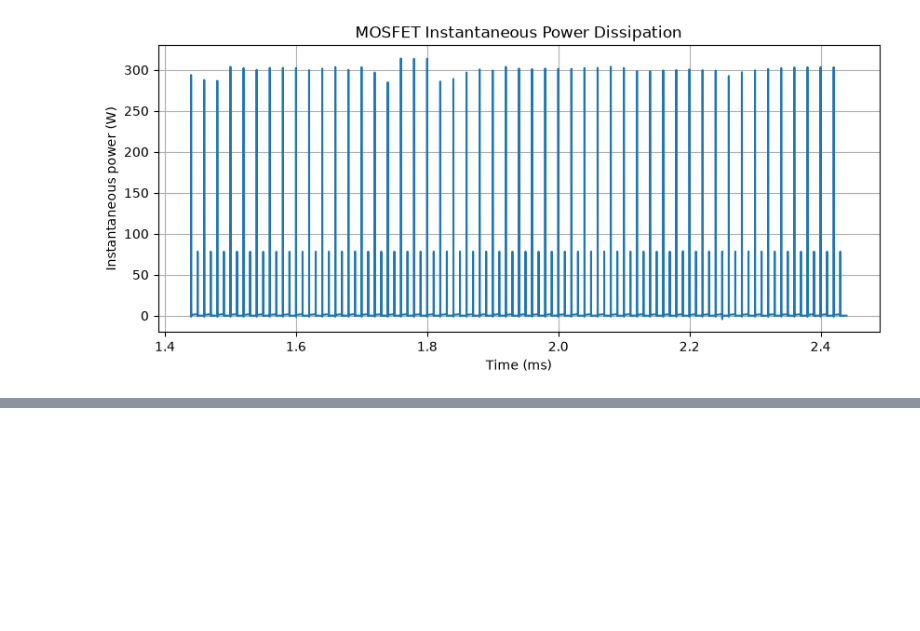
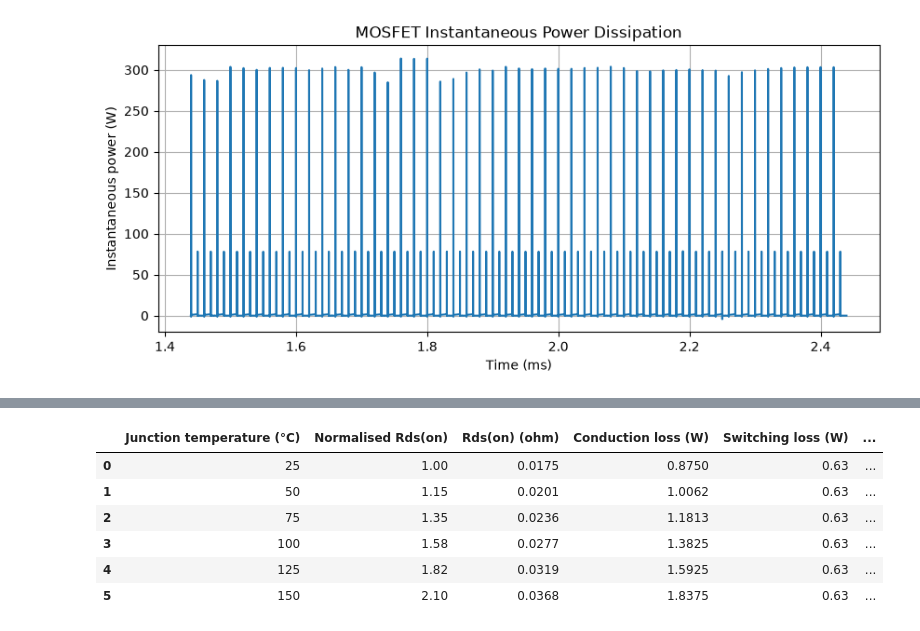
Before and after one commit to jaeheewritescode/mosfet-thermal-simulation, a Jupyter notebook: electrical-model/notebook/mosfet_loss_calculation.ipynb, the cells around one changed output, grey strips where cells are left out. Drawn from its saved outputs; the diff is of its cells as text; code cells hidden in the pictures; blank space fills up the shorter version.

```diff
--- a/electrical-model/notebook/mosfet_loss_calculation.ipynb
+++ b/electrical-model/notebook/mosfet_loss_calculation.ipynb
@@ -229,0 +450,19 @@ Therefore, the **0.731 W LTspice result is reasonable for the simulated circuit*
+# %%
+switching_loss = 0.630
+
+temperature_results["Switching loss (W)"] = switching_loss
+
+temperature_results["Total analytical loss (W)"] = (
+    temperature_results["Conduction loss (W)"]
+    + temperature_results["Switching loss (W)"]
+)
+
+temperature_results.round(4)
+# %% [output]
+|  | Junction temperature (°C) | Normalised Rds(on) | Rds(on) (ohm) | Conduction loss (W) | Switching loss (W) | ... |
+| 0 | 25 | 1.00 | 0.0175 | 0.8750 | 0.63 | ... |
+| 1 | 50 | 1.15 | 0.0201 | 1.0062 | 0.63 | ... |
+| 2 | 75 | 1.35 | 0.0236 | 1.1813 | 0.63 | ... |
+| 3 | 100 | 1.58 | 0.0277 | 1.3825 | 0.63 | ... |
+| 4 | 125 | 1.82 | 0.0319 | 1.5925 | 0.63 | ... |
+| 5 | 150 | 2.10 | 0.0368 | 1.8375 | 0.63 | ... |
```
Also changed, not shown: parts of 25 cells of this notebook, 3 other files.
